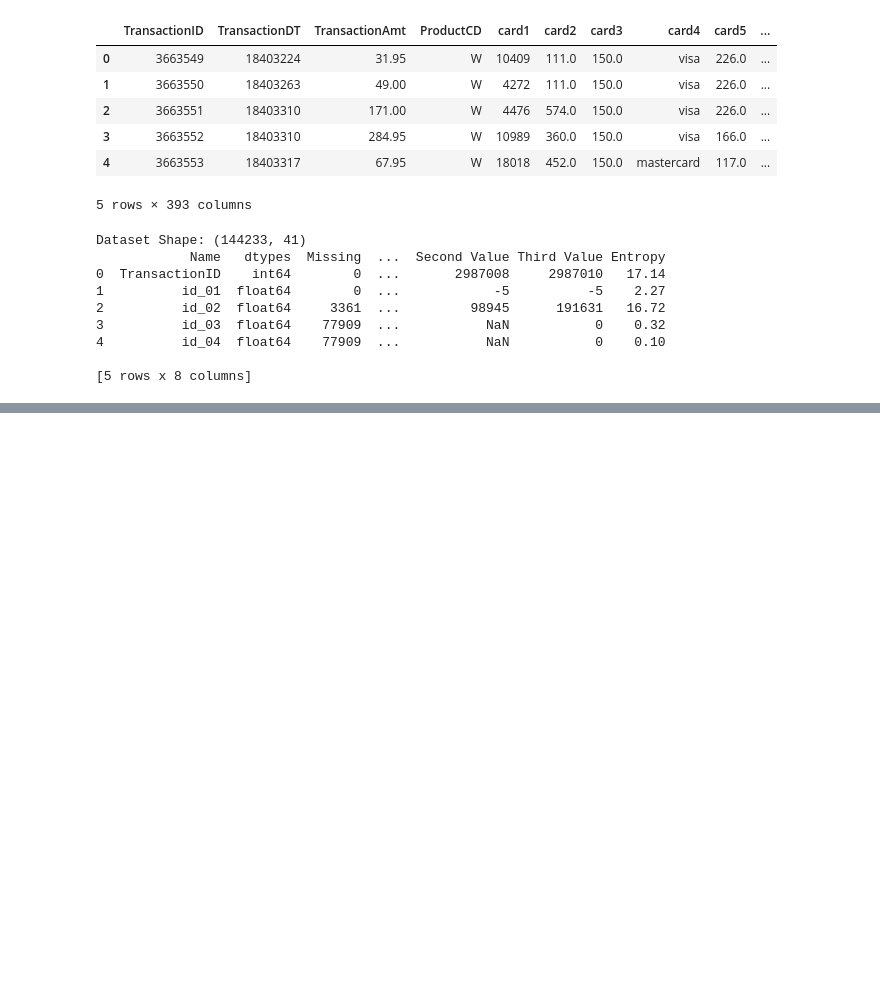
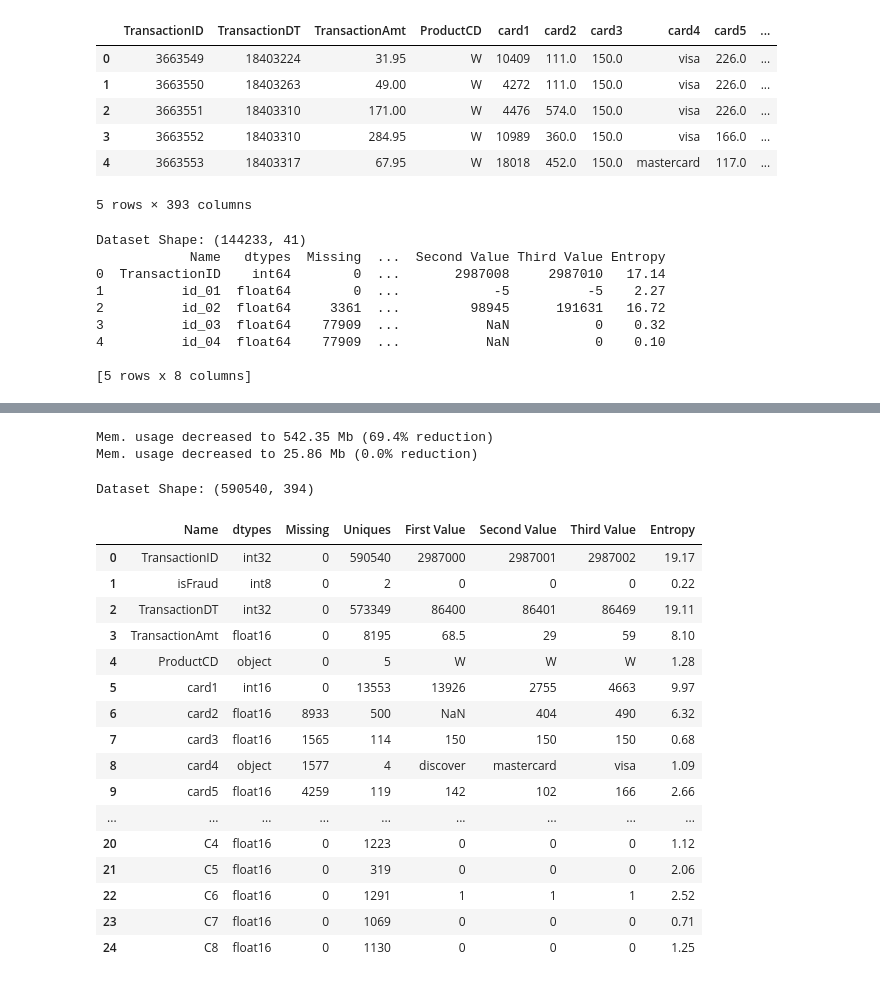
Before and after one commit to rushikeshnaik779/EDA, a Jupyter notebook: IEE_FRaud_detection.ipynb, the cells around one changed output, grey strips where cells are left out. Cells and saved outputs as stored; diff of their text form; code cells hidden in the pictures; blank space fills up the shorter version.

```diff
--- a/IEE_FRaud_detection.ipynb
+++ b/IEE_FRaud_detection.ipynb
@@ -101,12 +103,32 @@ Dataset Shape: (144233, 41)
 4          id_04  float64    77909  ...           NaN           0    0.10
 
 [5 rows x 8 columns]
-# %%
-def reduce_mem_usage(df, verbose=True):
-  numerics = ['int16', 'int32', 'int64', 'float16', 'float32', 'float64']
-
-  start_mem = df.memory_usage().sum() / 1024 ** 2
-  for col in df.columns:
-    col_type = df[col].dtypes
-    if col_type in numerics:
-      c_min =
+# %%
+## Function to reduce the DF size
+def reduce_mem_usage(df, verbose=True):
+    numerics = ['int16', 'int32', 'int64', 'float16', 'float32', 'float64']
+    start_mem = df.memory_usage().sum() / 1024**2
+    for col in df.columns:
+        col_type = df[col].dtypes
+        if col_type in numerics:
+            c_min = df[col].min()
+            c_max = df[col].max()
+            if str(col_type)[:3] == 'int':
+                if c_min > np.iinfo(np.int8).min and c_max < np.iinfo(np.int8).max:
+                    df[col] = df[col].astype(np.int8)
+                elif c_min > np.iinfo(np.int16).min and c_max < np.iinfo(np.int16).max:
+                    df[col] = df[col].astype(np.int16)
+                elif c_min > np.iinfo(np.int32).min and c_max < np.iinfo(np.int32).max:
+                    df[col] = df[col].astype(np.int32)
+                elif c_min > np.iinfo(np.int64).min and c_max < np.iinfo(np.int64).max:
+                    df[col] = df[col].astype(np.int64)
+            else:
+                if c_min > np.finfo(np.float16).min and c_max < np.finfo(np.float16).max:
+                    df[col] = df[col].astype(np.float16)
+                elif c_min > np.finfo(np.float32).min and c_max < np.finfo(np.float32).max:
+                    df[col] = df[col].astype(np.float32)
+                else:
+                    df[col] = df[col].astype(np.float64)
+    end_mem = df.memory_usage().sum() / 1024**2
+    if verbose: print('Mem. usage decreased to {:5.2f} Mb ({:.1f}% reduction)'.format(end_mem, 100 * (start_mem - end_mem) / start_mem))
+    return df
@@ -112,0 +181,28 @@ def reduce_mem_usage(df, verbose=True):
+# %%
+## REducing memory
+df_trans = reduce_mem_usage(df_trans)
+df_id = reduce_mem_usage(df_id)
+# %% [output]
+Mem. usage decreased to 542.35 Mb (69.4% reduction)
+Mem. usage decreased to 25.86 Mb (0.0% reduction)
+# %%
+resumetable(df_trans)[:25]
+# %% [output]
+Dataset Shape: (590540, 394)
+|  | Name | dtypes | Missing | Uniques | First Value | Second Value | Third Value | Entropy |
+| 0 | TransactionID | int32 | 0 | 590540 | 2987000 | 2987001 | 2987002 | 19.17 |
+| 1 | isFraud | int8 | 0 | 2 | 0 | 0 | 0 | 0.22 |
+| 2 | TransactionDT | int32 | 0 | 573349 | 86400 | 86401 | 86469 | 19.11 |
+| 3 | TransactionAmt | float16 | 0 | 8195 | 68.5 | 29 | 59 | 8.10 |
+| 4 | ProductCD | object | 0 | 5 | W | W | W | 1.28 |
+| 5 | card1 | int16 | 0 | 13553 | 13926 | 2755 | 4663 | 9.97 |
+| 6 | card2 | float16 | 8933 | 500 | NaN | 404 | 490 | 6.32 |
+| 7 | card3 | float16 | 1565 | 114 | 150 | 150 | 150 | 0.68 |
+| 8 | card4 | object | 1577 | 4 | discover | mastercard | visa | 1.09 |
+| 9 | card5 | float16 | 4259 | 119 | 142 | 102 | 166 | 2.66 |
+| ... | ... | ... | ... | ... | ... | ... | ... | ... |
+| 20 | C4 | float16 | 0 | 1223 | 0 | 0 | 0 | 1.12 |
+| 21 | C5 | float16 | 0 | 319 | 0 | 0 | 0 | 2.06 |
+| 22 | C6 | float16 | 0 | 1291 | 1 | 1 | 1 | 2.52 |
+| 23 | C7 | float16 | 0 | 1069 | 0 | 0 | 0 | 0.71 |
+| 24 | C8 | float16 | 0 | 1130 | 0 | 0 | 0 | 1.25 |
```
Also changed, not shown: parts of 4 cells of this notebook.
